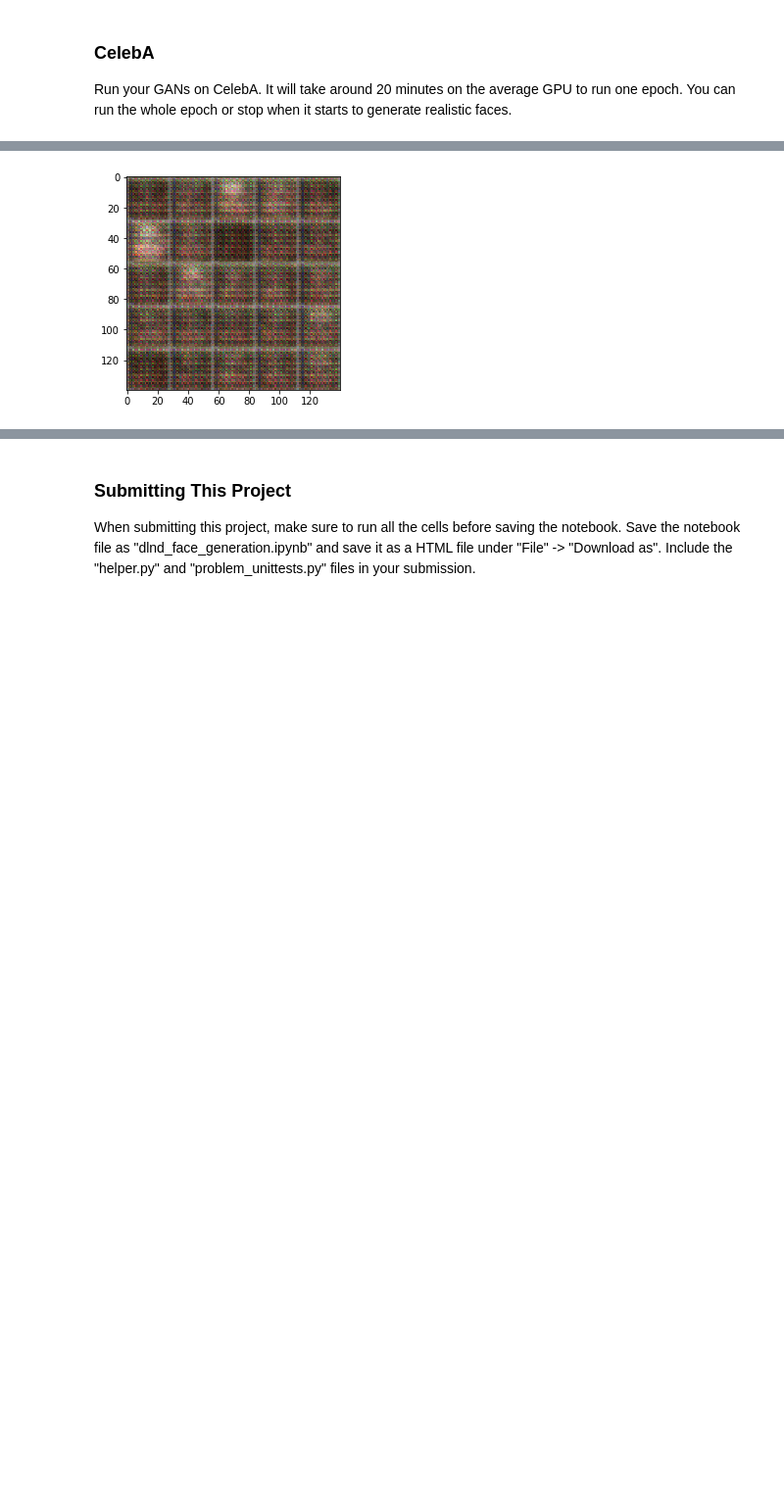
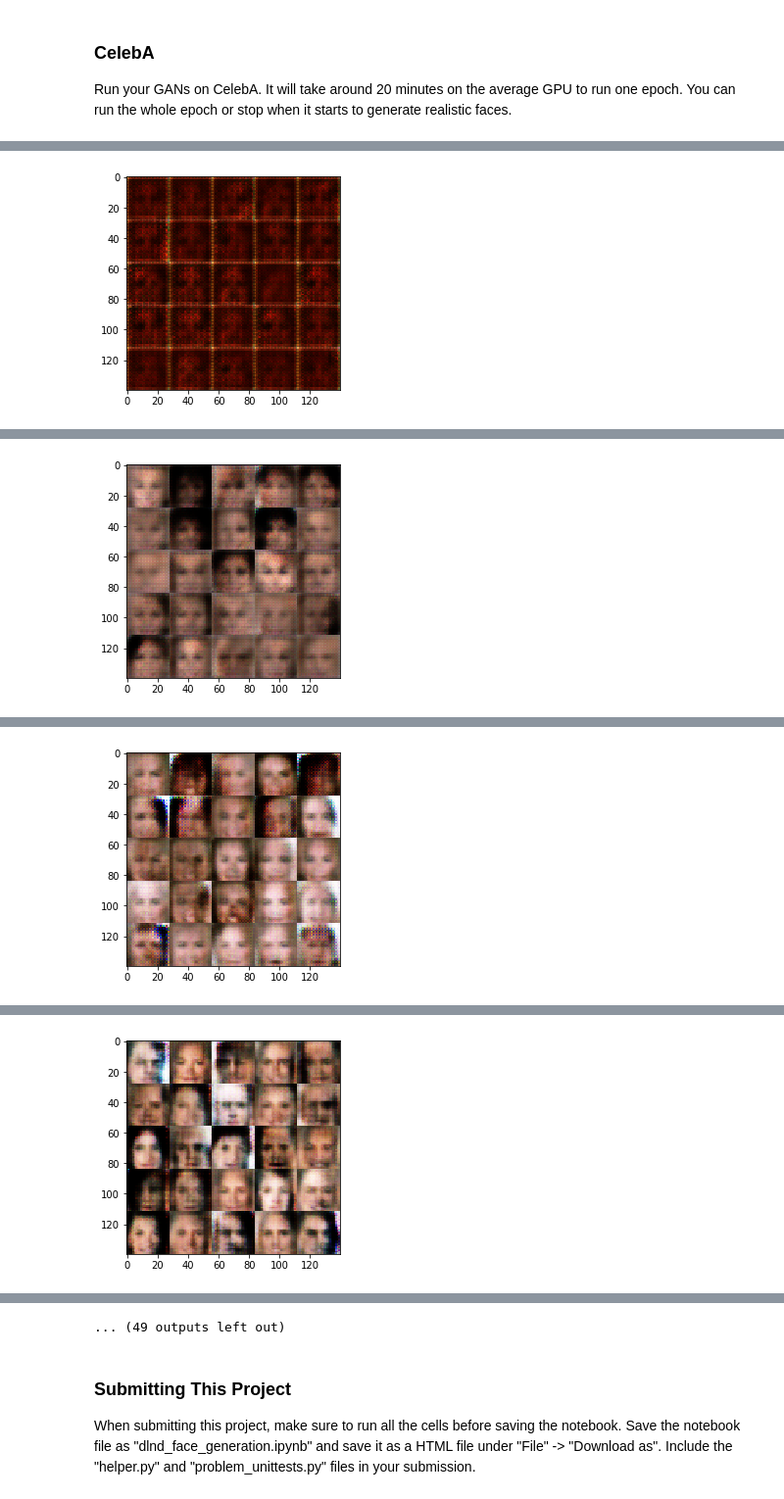
Before and after one commit to Langzzx/DL, a Jupyter notebook: Projects/proj5_GAN_faceGeneration/dlnd_face_generation.ipynb, the cells around one changed output, grey strips where cells are left out. Shown at 98% size. Drawn from its saved outputs; the diff is of its cells as text; code cells hidden in the pictures; blank space fills up the shorter version.

```diff
--- a/Projects/proj5_GAN_faceGeneration/dlnd_face_generation.ipynb
+++ b/Projects/proj5_GAN_faceGeneration/dlnd_face_generation.ipynb
@@ -157,14 +157,16 @@ def discriminator(images, reuse=False, alpha=0.2):
         relu2 = tf.maximum(alpha * bn2, bn2)
         #out: 7x7x128
 
-        x3 = tf.layers.conv2d(relu2, 256, 5, strides=1, padding='same',
+        # follow suggestion, change kernel size from 256 -> 512
+        # number of filters (the dimensionality of the output space) gives the ability to learn more different details
+        x3 = tf.layers.conv2d(relu2, 512, 5, strides=1, padding='same',
                               kernel_initializer= tf.random_normal_initializer(stddev=0.02))
         bn3 = tf.layers.batch_normalization(x3, training=True)
         relu3 = tf.maximum(alpha * bn3, bn3)
         #out: 7x7x256
 
         # Flatten it
-        flat = tf.reshape(relu3, (-1, 7*7*256))
+        flat = tf.reshape(relu3, (-1, 7*7*512))
         logits = tf.layers.dense(flat, 1)
         out = tf.sigmoid(logits)
 
@@ -193,25 +195,26 @@ def generator(z, out_channel_dim, is_train=True, alpha=0.2):
     # TODO: Implement Function
     with tf.variable_scope('generator', reuse=not is_train):
         # First fully connected layer
-        x1 = tf.layers.dense(z, 7*7*256)
+        x1 = tf.layers.dense(z, 7*7*512)
         # Reshape it to start the convolutional stack
-        x1 = tf.reshape(x1, (-1, 7, 7, 256))
+        x1 = tf.reshape(x1, (-1, 7, 7, 512))
         bn1 = tf.layers.batch_normalization(x1, training=is_train)
         lrelu1  = tf.maximum(alpha * bn1, bn1)
-        # 7x7x256 now
+        # 7x7x512 now
 
-        x2 = tf.layers.conv2d_transpose(lrelu1, 128, 5, strides=1, padding='same')
+        x2 = tf.layers.conv2d_transpose(lrelu1, 256, 5, strides=2, padding='same')
         bn2 = tf.layers.batch_normalization(x2, training=is_train)
         lrelu2 = tf.maximum(alpha * bn2, bn2)
-        # 7x7x128 now
+        # 14x14x256 now
 
         x3 = tf.layers.conv2d_transpose(lrelu2, 64, 5, strides=2, padding='same')
         bn3 = tf.layers.batch_normalization(x3, training=is_train)
         lrelu3 = tf.maximum(alpha * bn3, bn3)
-        # 14x14x64 now
+        # 28x28x64 now
 
         # Output layer
-        logits = tf.layers.conv2d_transpose(lrelu3, out_channel_dim, 5, strides=2, padding='same')
+        # follow suggestion: switch layer1 and layer3 strides, remove the chessboard effect.
+        logits = tf.layers.conv2d_transpose(lrelu3, out_channel_dim, 5, strides=1, padding='same')
         # 28x28x5 now
 
         out = tf.tanh(logits)
@@ -240,7 +243,7 @@ def model_loss(input_real, input_z, out_channel_dim):
     :return: A tuple of (discriminator loss, generator loss)
     """
     # TODO: Implement Function
-    smooth = 0.99
+    smooth = 0.9
 
     g_model = generator(input_z, out_channel_dim, is_train=True)
     d_model_real, d_logits_real = discriminator(input_real, reuse=False)
@@ -375,8 +378,9 @@ def train(epoch_count, batch_size, z_dim, learning_rate, beta1, get_batches, dat
                 # TODO: Train Model
                 steps += 1
 
-                # Multiply batch_images by 2.0 since the dataset ranges from -0.5 to 0.5
-                images = batch_images * 2.0
+                # Multiply batch_images by 2since the dataset ranges from -0.5 to 0.5
+                #images = batch_images * 2.0 # incorrect
+                batch_images *= 2
 
                 # Sample random noise for G
                 batch_z = np.random.uniform(-1, 1, size=(batch_size, z_dim))
@@ -386,7 +390,7 @@ def train(epoch_count, batch_size, z_dim, learning_rate, beta1, get_batches, dat
                 _ = sess.run(g_opt, feed_dict={input_z: batch_z, input_real: batch_images})
 
 
-                # every 20 step PRINT
+                # every 20 steps PRINT
                 if steps % 20 == 0:
                     # At the end of each epoch, get the losses and print them out
                     train_loss_d = d_loss.eval({input_z: batch_z, input_real: batch_images})
@@ -466,7 +470,7 @@ Run your GANs on CelebA.  It will take around 20 minutes on the average GPU to r
 # %%
 batch_size = 64
 z_dim = 100
-learning_rate = 0.0002
+learning_rate = 0.0005
 beta1 = 0.5
 
 
@@ -488 +492 @@ Epoch 1/1... Discriminator Loss: 0.1682... Generator Loss: 5.4188
-[figure, old version]
+[figure, new version]
@@ -491,0 +498 @@ Epoch 1/1... Discriminator Loss: 0.0983... Generator Loss: 3.2795
+[figure, added]
@@ -492,0 +504 @@ KeyboardInterrupt:
+[figure, added]
@@ -492,0 +510 @@ KeyboardInterrupt:
+[figure, added]
@@ -493,3 +523,4 @@ KeyboardInterrupt:
+... (49 outputs left out)
 # %% [markdown]
 ### Submitting This Project
 When submitting this project, make sure to run all the cells before saving the notebook. Save the notebook file as "dlnd_face_generation.ipynb" and save it as a HTML file under "File" -> "Download as". Include the "helper.py" and "problem_unittests.py" files in your submission.
```
Also changed, not shown: parts of 2 cells of this notebook, 4 other files.
